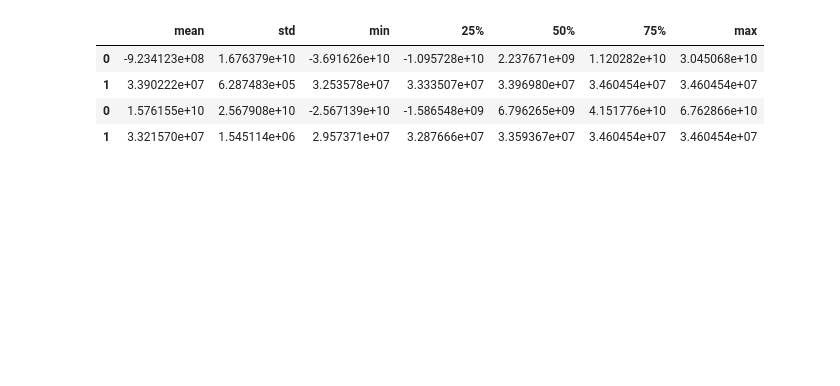
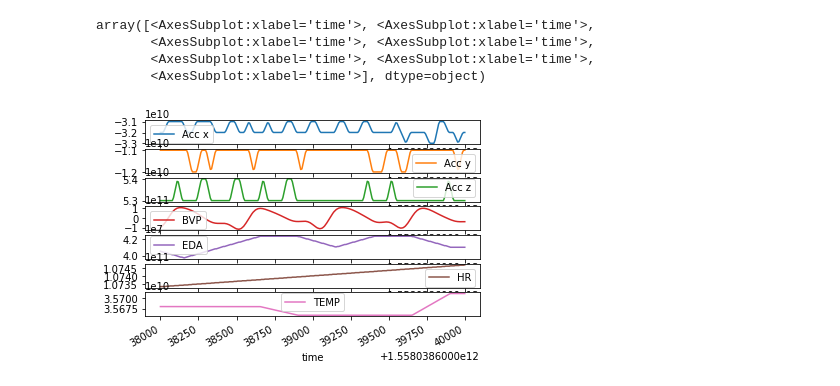
Before and after one commit to LennyBo/EpilepticSeizureDetection, a Jupyter notebook: timeSeriesTest.ipynb, the cells around one changed output. Drawn from its saved outputs; the diff is of its cells as text; code cells hidden in the pictures; blank space fills up the shorter version.

```diff
--- a/timeSeriesTest.ipynb
+++ b/timeSeriesTest.ipynb
@@ -7,29 +6,11 @@ seg = patient.getPositiveSegments()
-# %%
-def extractFeatures(df):
-    start = int(df.index[0]) # First ts
-    stop = int(df.index[-1]) # Last ts
-    step = c.FEATURE_WINDOW_SIZE * 1000
-    buildDF = None
-    for i in range(start,stop,step):
-        tempDF = df[(i <= df.index) & (i + step > df.index)].describe().transpose().reset_index()
-        tempDF.drop(["count","index"], axis=1, inplace=True)
-        if buildDF is None:
-            buildDF = tempDF
-        else:
-            buildDF = buildDF.append(tempDF)
-    return buildDF
-
-
-    #for i in df.iteritems():
-    #    print(i)
-
-df,x = seg[0]
-extractFeatures(df)
-#df[0]
-#df.describe().transpose()
-# %% [output]
-|  | mean | std | min | 25% | 50% | 75% | max |
-| 0 | -9.234123e+08 | 1.676379e+10 | -3.691626e+10 | -1.095728e+10 | 2.237671e+09 | 1.120282e+10 | 3.045068e+10 |
-| 1 | 3.390222e+07 | 6.287483e+05 | 3.253578e+07 | 3.333507e+07 | 3.396980e+07 | 3.460454e+07 | 3.460454e+07 |
-| 0 | 1.576155e+10 | 2.567908e+10 | -2.567139e+10 | -1.586548e+09 | 6.796265e+09 | 4.151776e+10 | 6.762866e+10 |
-| 1 | 3.321570e+07 | 1.545114e+06 | 2.957371e+07 | 3.287666e+07 | 3.359367e+07 | 3.460454e+07 | 3.460454e+07 |
+# %%
+import pandas as pd
+df,t = patient.getNegativesN(1)[0]
+# %%
+df.plot(subplots=True)
+# %% [output]
+array([<AxesSubplot:xlabel='time'>, <AxesSubplot:xlabel='time'>,
+       <AxesSubplot:xlabel='time'>, <AxesSubplot:xlabel='time'>,
+       <AxesSubplot:xlabel='time'>, <AxesSubplot:xlabel='time'>,
+       <AxesSubplot:xlabel='time'>], dtype=object)
+[figure, added]
```
Also changed, not shown: parts of 1 cell of this notebook, 6 other files.
